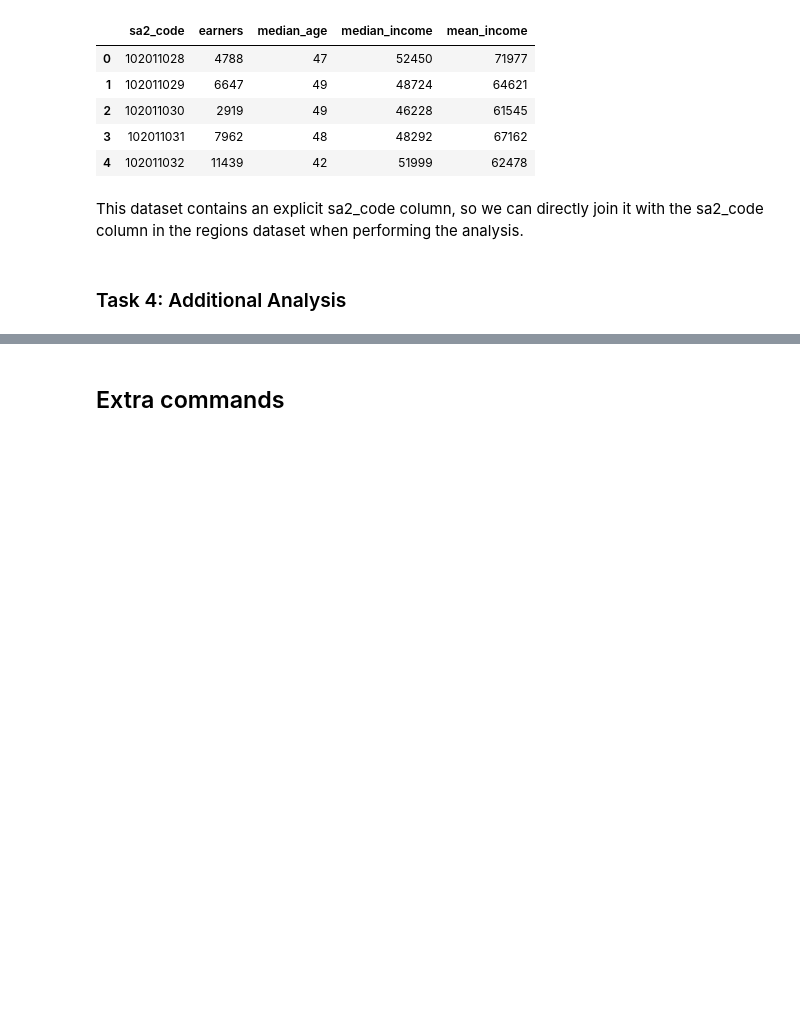
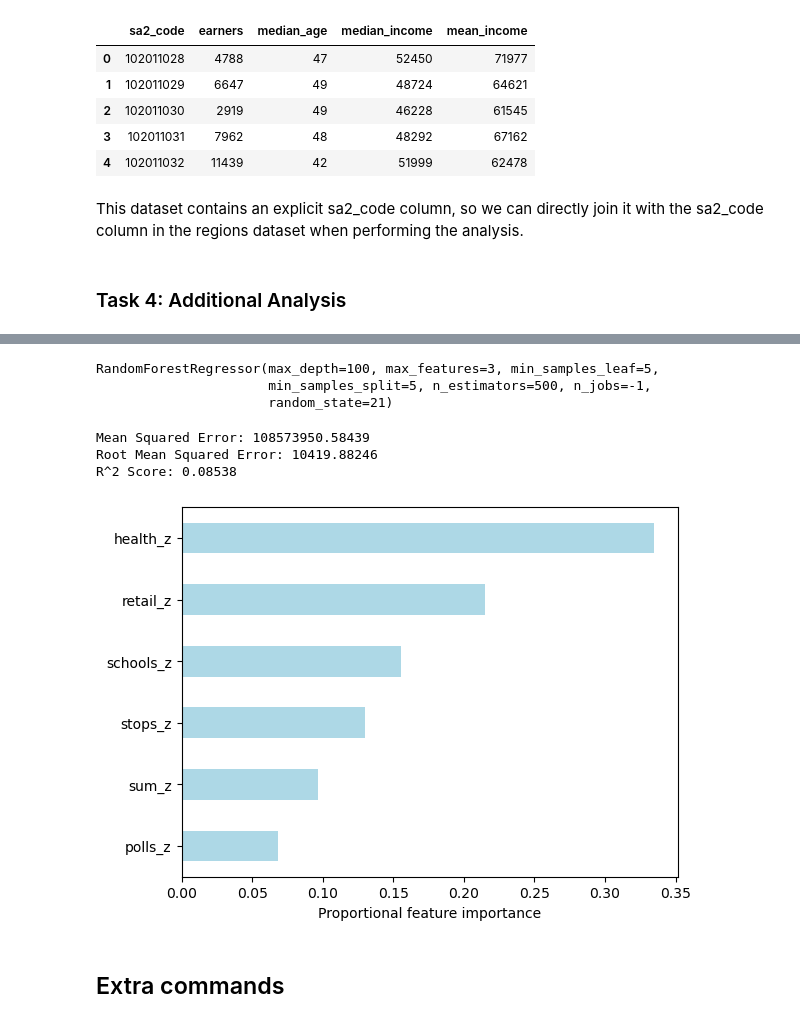
Before and after one commit to FixItChris/DATA2901, a Jupyter notebook: Report.ipynb, the cells around one changed output, grey strips where cells are left out. Cells and saved outputs as stored; diff of their text form; code cells hidden in the pictures; blank space fills up the shorter version.

```diff
--- a/Report.ipynb
+++ b/Report.ipynb
@@ -1343,0 +1404,24 @@ This dataset contains an explicit sa2_code column, so we can directly join it wi
+# %%
+X = aggs.drop(["sa2_code", "score"], axis=1).fillna(0)
+y = income["median_income"].dropna()
+# %%
+# Splitting the data into training and setting sets
+X_train, X_test, y_train, y_test = train_test_split(X, y, test_size=0.1, random_state=21)
+# %%
+%%timeit
+# Defining all potential combinations of hyper-parameters to test
+# WILL TAKE A LONG TIME TO COMPUTE, set n_jobs=None if computer bricks
+param_grid = {
+    "max_depth": [50, 75, 100],
+    "max_features": [2, 3, 4, 5],
+    "min_samples_leaf": [2, 3, 4, 5],
+    "min_samples_split": [5, 10, 15],
+    "n_estimators": [100, 250, 500, 1000]
+}
+
+# Using GridSearchCV to determine the optimal parameters
+rf_test = RandomForestRegressor(random_state=42, n_jobs=-1)
+gs = GridSearchCV(estimator=rf_test, param_grid=param_grid, cv=5, n_jobs=-1, verbose=1)
+gs.fit(X_train, y_train)
+
+gs.best_params_
@@ -1344,3 +1435,31 @@ This dataset contains an explicit sa2_code column, so we can directly join it wi
+# %%
+# Fitting the regression model using the optimal parameters
+rf = RandomForestRegressor(**gs.best_params_, random_state=21, n_jobs=-1)
+rf.fit(X_train, y_train)
+# %% [output]
+RandomForestRegressor(max_depth=100, max_features=3, min_samples_leaf=5,
+                      min_samples_split=5, n_estimators=500, n_jobs=-1,
+                      random_state=21)
+# %%
+# Scoring the model
+y_pred = rf.predict(X_test)
+
+mse = mean_squared_error(y_test, y_pred)
+print("Mean Squared Error: {:.5f}".format(mse))
+print("Root Mean Squared Error: {:.5f}".format(math.sqrt(mse)))
+print("R^2 Score: {:.5f}".format(r2_score(y_test, y_pred)))
+# %% [output]
+Mean Squared Error: 108573950.58439
+Root Mean Squared Error: 10419.88246
+R^2 Score: 0.08538
+# %%
+# Graphing feature importances
+importances = pd.Series(rf.feature_importances_, index=X.columns).sort_values()
+ax = importances_rf.plot(kind="barh", color="lightblue")
+ax.set_xlabel("Proportional feature importance")
+plt.show()
+# %% [output]
+[figure, added]
 # %% [markdown]
 ## Extra commands
 # %%
```
Also changed, not shown: parts of 12 cells of this notebook.
